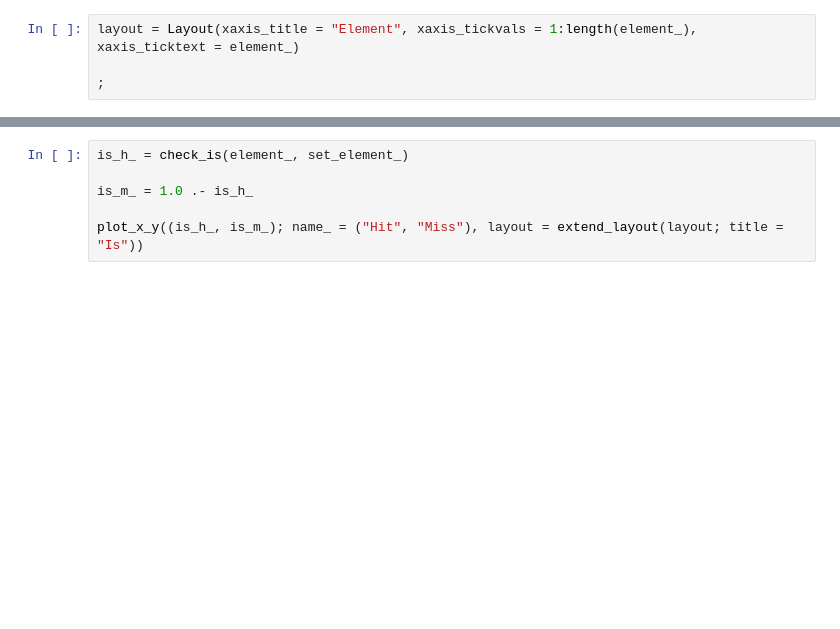
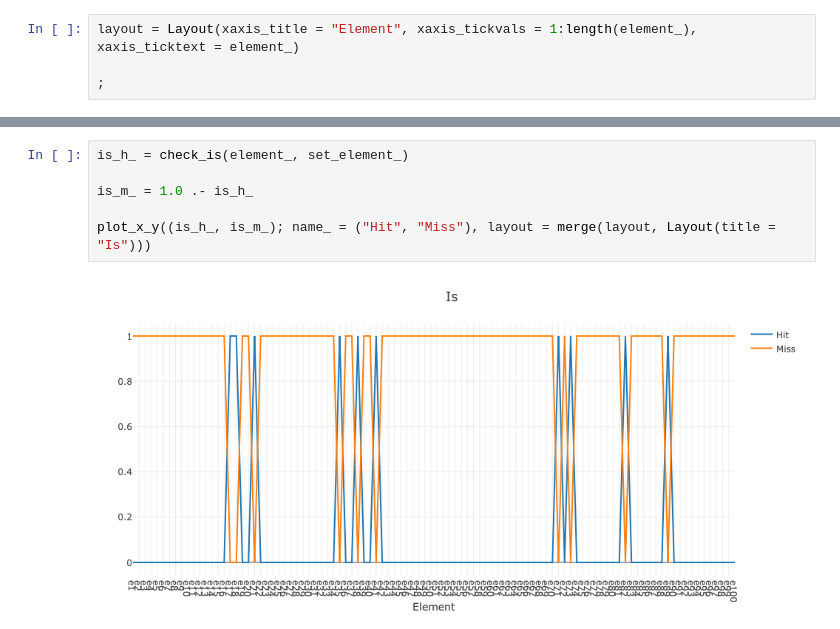
Before and after one commit to KwatME/FeatureSetEnrichment.jl, a Jupyter notebook: notebook/ks.ipynb, the cells around one changed output, grey strips where cells are left out. Drawn from its saved outputs; the diff is of its cells as text; blank space fills up the shorter version.

```diff
--- a/notebook/ks.ipynb
+++ b/notebook/ks.ipynb
@@ -28,9 +35,11 @@ plot_x_y((am_,); layout = extend_layout(layout; yaxis_title = "Amplitude"))
 # %%
 is_h_ = check_is(element_, set_element_)
 
 is_m_ = 1.0 .- is_h_
 
-plot_x_y((is_h_, is_m_); name_ = ("Hit", "Miss"), layout = extend_layout(layout; title = "Is"))
+plot_x_y((is_h_, is_m_); name_ = ("Hit", "Miss"), layout = merge(layout, Layout(title = "Is")))
+# %% [output]
+[figure, added]
 # %%
 is_h_am_ = is_h_ .* am_
 
```
Also changed, not shown: parts of 9 cells of this notebook, 4 other files.
